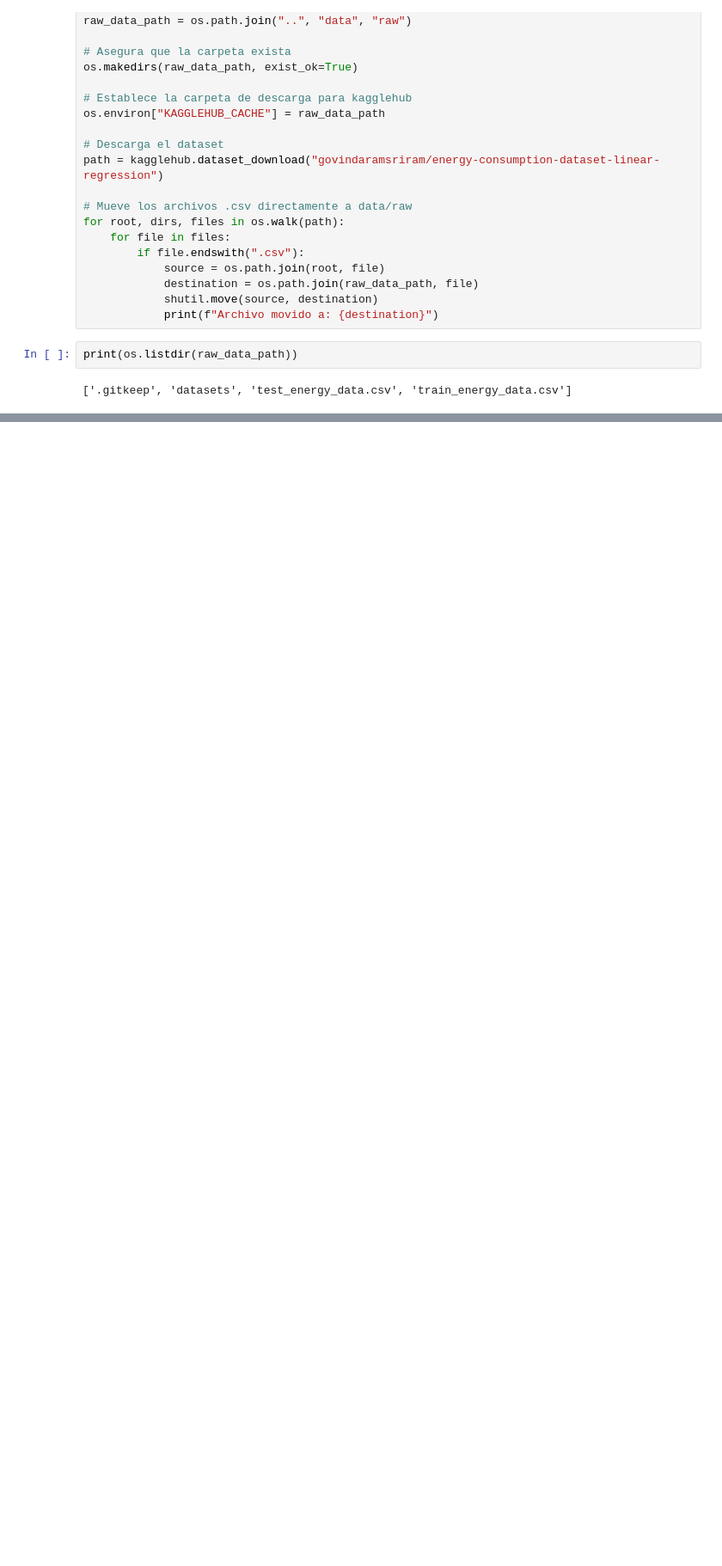
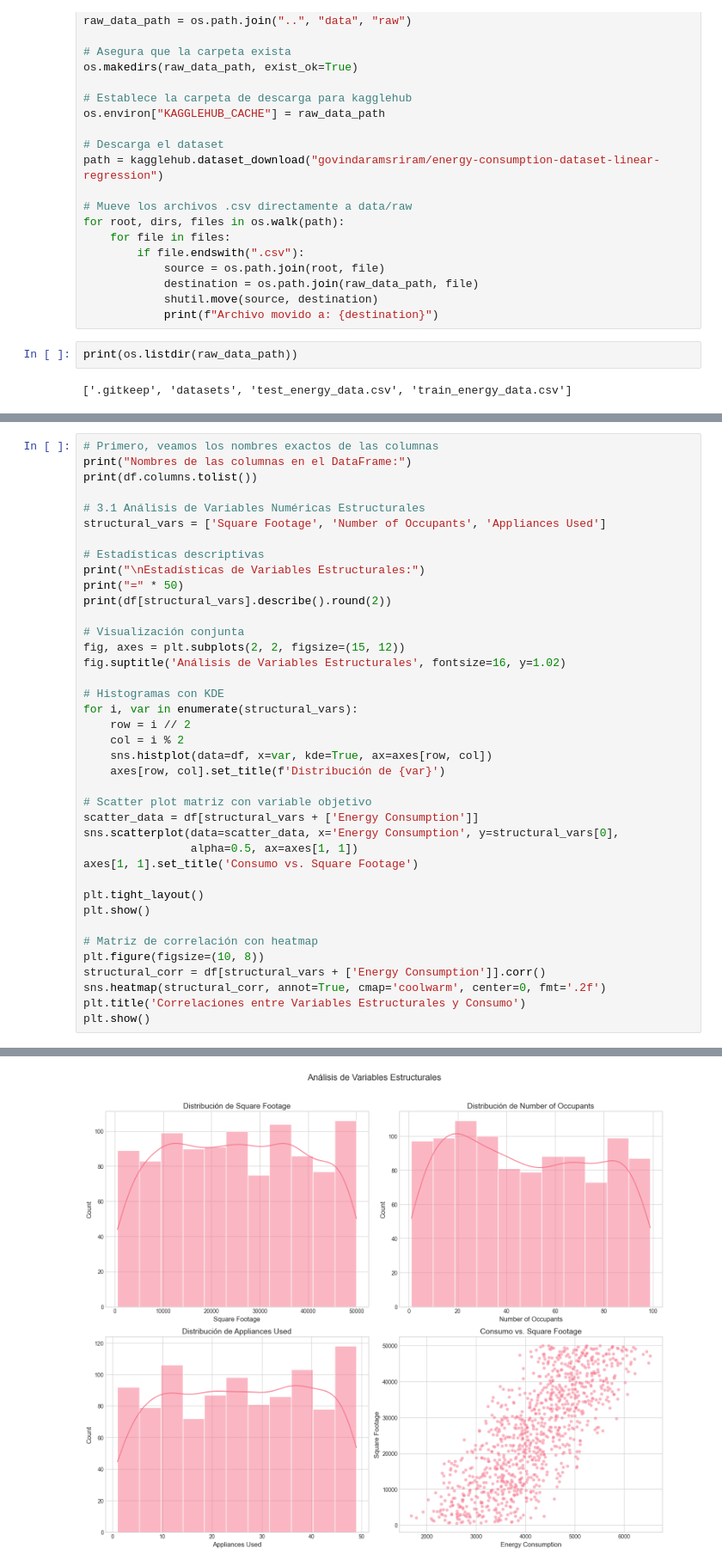
Before and after one commit to Factoria-F5-madrid/Project-Regression-Equipo-2, a Jupyter notebook: notebook/eda_project_regression.ipynb, the cells around one changed output, grey strips where cells are left out. Shown at 86% size. Saved outputs shown, nothing was run; the diff lists cells and outputs as text; blank space fills up the shorter version.

```diff
--- a/notebook/eda_project_regression.ipynb
+++ b/notebook/eda_project_regression.ipynb
@@ -67,0 +480,40 @@ dtype: object
+# %%
+# Primero, veamos los nombres exactos de las columnas
+print("Nombres de las columnas en el DataFrame:")
+print(df.columns.tolist())
+
+# 3.1 Análisis de Variables Numéricas Estructurales
+structural_vars = ['Square Footage', 'Number of Occupants', 'Appliances Used']
+
+# Estadísticas descriptivas
+print("\nEstadísticas de Variables Estructurales:")
+print("=" * 50)
+print(df[structural_vars].describe().round(2))
+
+# Visualización conjunta
+fig, axes = plt.subplots(2, 2, figsize=(15, 12))
+fig.suptitle('Análisis de Variables Estructurales', fontsize=16, y=1.02)
+
+# Histogramas con KDE
+for i, var in enumerate(structural_vars):
+    row = i // 2
+    col = i % 2
+    sns.histplot(data=df, x=var, kde=True, ax=axes[row, col])
+    axes[row, col].set_title(f'Distribución de {var}')
+
+# Scatter plot matriz con variable objetivo
+scatter_data = df[structural_vars + ['Energy Consumption']]
+sns.scatterplot(data=scatter_data, x='Energy Consumption', y=structural_vars[0],
+                alpha=0.5, ax=axes[1, 1])
+axes[1, 1].set_title('Consumo vs. Square Footage')
+
+plt.tight_layout()
+plt.show()
+
+# Matriz de correlación con heatmap
+plt.figure(figsize=(10, 8))
+structural_corr = df[structural_vars + ['Energy Consumption']].corr()
+sns.heatmap(structural_corr, annot=True, cmap='coolwarm', center=0, fmt='.2f')
+plt.title('Correlaciones entre Variables Estructurales y Consumo')
+plt.show()
+# %% [output]
@@ -67,0 +534 @@ dtype: object
+[figure, added]
```
Also changed, not shown: parts of 29 cells of this notebook, 2 other files.
